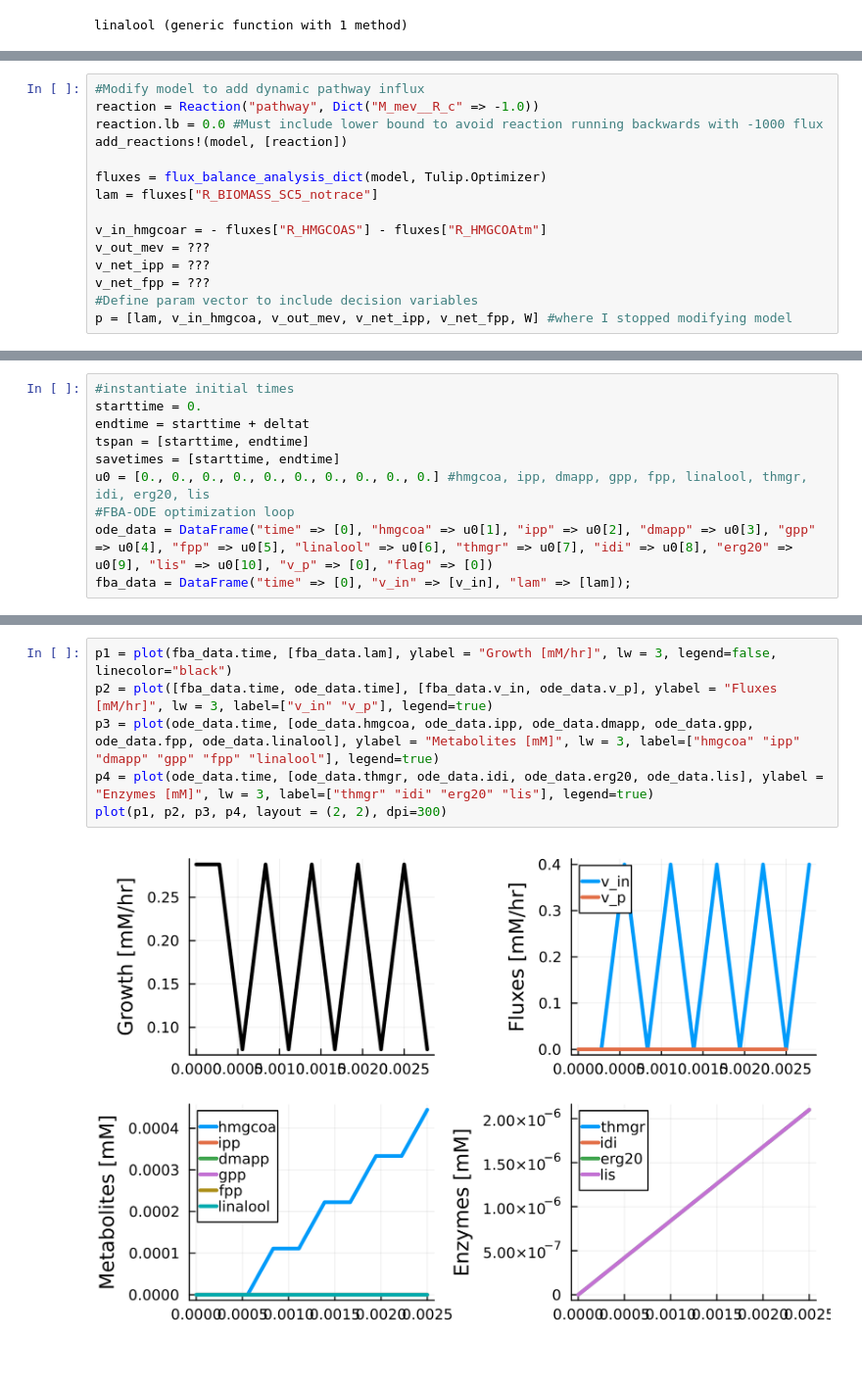
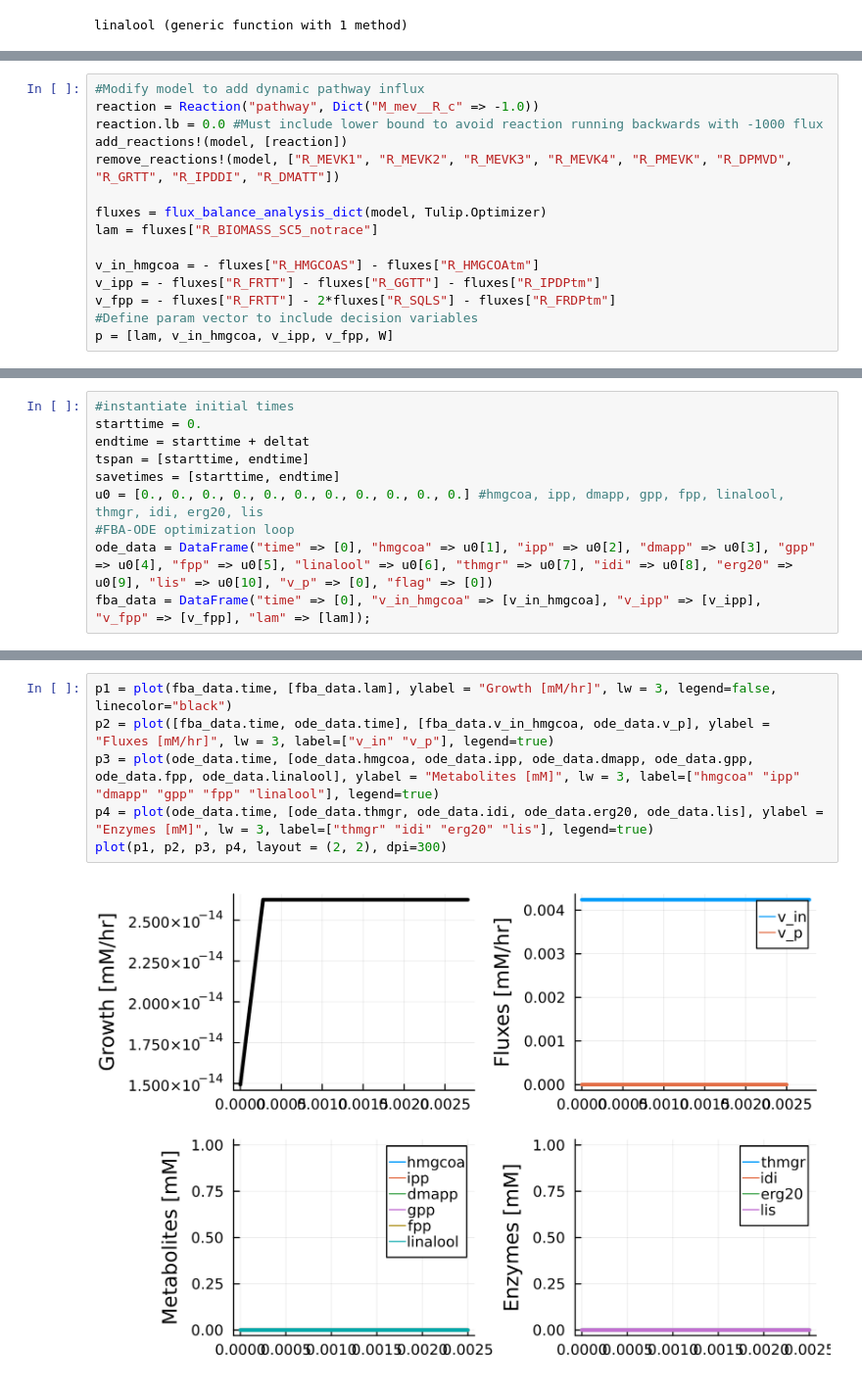
Before and after one commit to cjmerzbacher/joint-simulator, a Jupyter notebook: linalool/lin_viz.ipynb, the cells around one changed output, grey strips where cells are left out. Shown at 98% size. Cells and saved outputs as stored; diff of their text form.

Commit message:
Linalool continued

```diff
--- a/linalool/lin_viz.ipynb
+++ b/linalool/lin_viz.ipynb
@@ -39,14 +39,14 @@ Number of metabolites: 1226
 reaction = Reaction("pathway", Dict("M_mev__R_c" => -1.0))
 reaction.lb = 0.0 #Must include lower bound to avoid reaction running backwards with -1000 flux
 add_reactions!(model, [reaction])
+remove_reactions!(model, ["R_MEVK1", "R_MEVK2", "R_MEVK3", "R_MEVK4", "R_PMEVK", "R_DPMVD", "R_GRTT", "R_IPDDI", "R_DMATT"])
 
 fluxes = flux_balance_analysis_dict(model, Tulip.Optimizer)
 lam = fluxes["R_BIOMASS_SC5_notrace"]
 
-v_in_hmgcoar = - fluxes["R_HMGCOAS"] - fluxes["R_HMGCOAtm"]
-v_out_mev = ???
-v_net_ipp = ???
-v_net_fpp = ???
+v_in_hmgcoa = - fluxes["R_HMGCOAS"] - fluxes["R_HMGCOAtm"]
+v_ipp = - fluxes["R_FRTT"] - fluxes["R_GGTT"] - fluxes["R_IPDPtm"]
+v_fpp = - fluxes["R_FRTT"] - 2*fluxes["R_SQLS"] - fluxes["R_FRDPtm"]
 #Define param vector to include decision variables
-p = [lam, v_in_hmgcoa, v_out_mev, v_net_ipp, v_net_fpp, W] #where I stopped modifying model
+p = [lam, v_in_hmgcoa, v_ipp, v_fpp, W]
 # %% [output]
@@ -60,10 +62,10 @@ starttime = 0.
 endtime = starttime + deltat
 tspan = [starttime, endtime]
 savetimes = [starttime, endtime]
-u0 = [0., 0., 0., 0., 0., 0., 0., 0., 0., 0.] #hmgcoa, ipp, dmapp, gpp, fpp, linalool, thmgr, idi, erg20, lis
+u0 = [0., 0., 0., 0., 0., 0., 0., 0., 0., 0., 0.] #hmgcoa, ipp, dmapp, gpp, fpp, linalool, thmgr, idi, erg20, lis
 #FBA-ODE optimization loop
 ode_data = DataFrame("time" => [0], "hmgcoa" => u0[1], "ipp" => u0[2], "dmapp" => u0[3], "gpp" => u0[4], "fpp" => u0[5], "linalool" => u0[6], "thmgr" => u0[7], "idi" => u0[8], "erg20" => u0[9], "lis" => u0[10], "v_p" => [0], "flag" => [0])
-fba_data = DataFrame("time" => [0], "v_in" => [v_in], "lam" => [lam]);
+fba_data = DataFrame("time" => [0], "v_in_hmgcoa" => [v_in_hmgcoa], "v_ipp" => [v_ipp],  "v_fpp" => [v_fpp], "lam" => [lam]);
 # %%
 #println("Beginning loop...")
 for i in 1:N
@@ -129,8 +159,8 @@ Hit backstop
 # %%
 p1 = plot(fba_data.time, [fba_data.lam], ylabel = "Growth [mM/hr]", lw = 3, legend=false, linecolor="black")
-p2 = plot([fba_data.time, ode_data.time], [fba_data.v_in, ode_data.v_p], ylabel = "Fluxes [mM/hr]", lw = 3, label=["v_in" "v_p"], legend=true)
+p2 = plot([fba_data.time, ode_data.time], [fba_data.v_in_hmgcoa, ode_data.v_p], ylabel = "Fluxes [mM/hr]", lw = 3, label=["v_in" "v_p"], legend=true)
 p3 = plot(ode_data.time, [ode_data.hmgcoa, ode_data.ipp, ode_data.dmapp, ode_data.gpp, ode_data.fpp, ode_data.linalool], ylabel = "Metabolites [mM]", lw = 3, label=["hmgcoa" "ipp" "dmapp" "gpp" "fpp" "linalool"], legend=true)
 p4 = plot(ode_data.time, [ode_data.thmgr, ode_data.idi, ode_data.erg20, ode_data.lis], ylabel = "Enzymes [mM]", lw = 3, label=["thmgr" "idi" "erg20" "lis"], legend=true)
 plot(p1, p2, p3, p4, layout = (2, 2), dpi=300)
 # %% [output]
-[figure, old version]
+[figure, new version]
```
Also changed, not shown: parts of 3 cells of this notebook, 1 other file.
